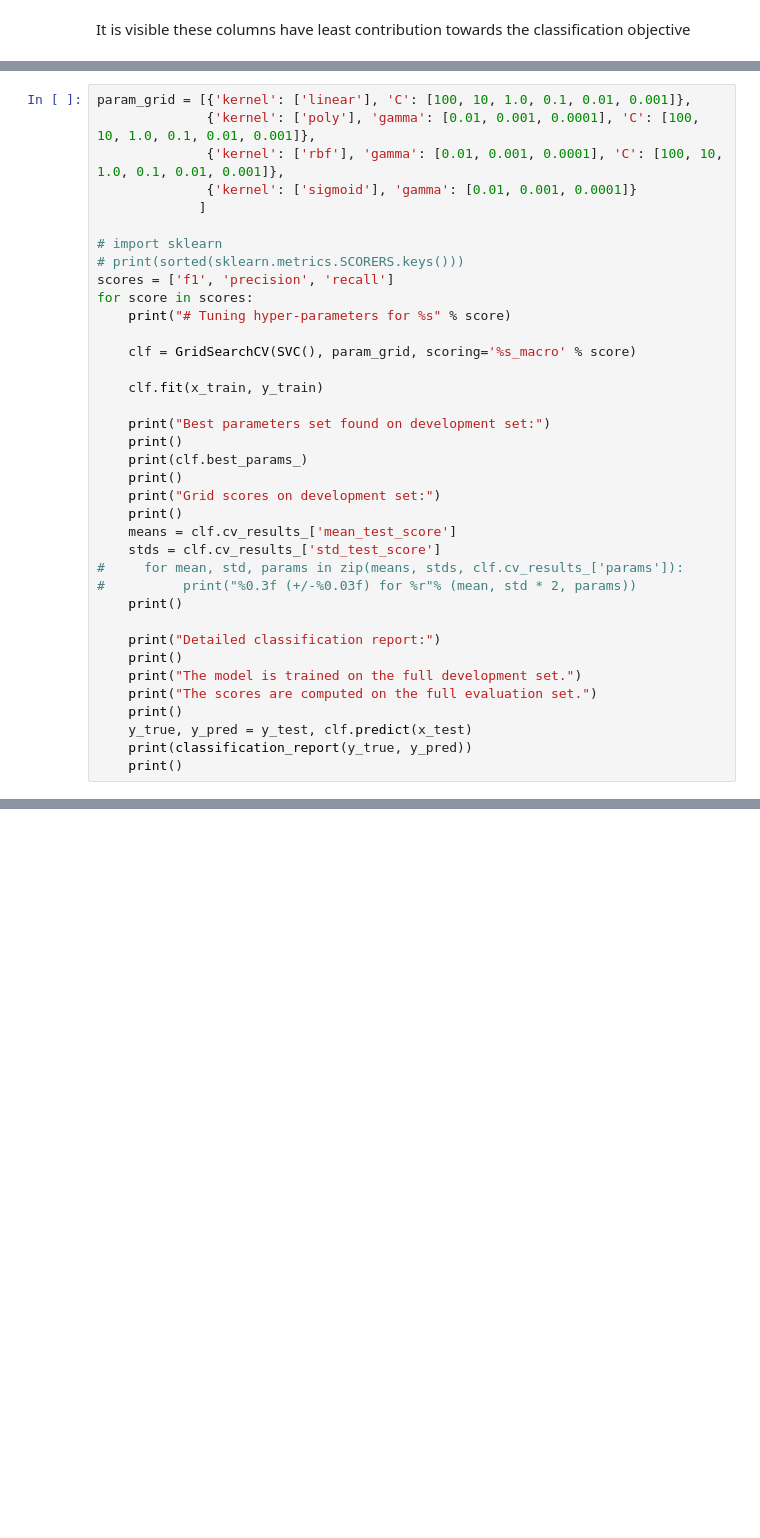
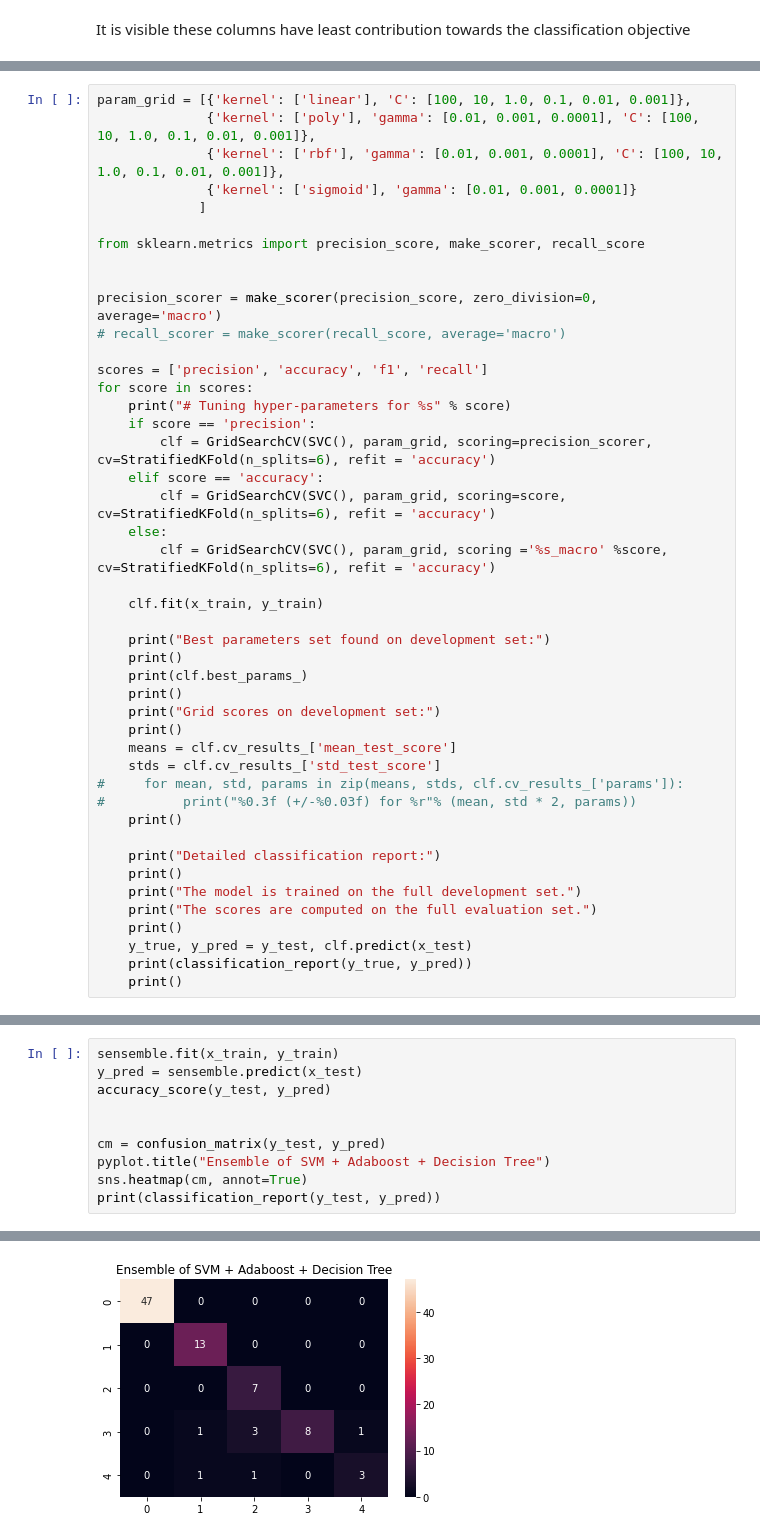
Before and after one commit to Meivenkatkumar/ensembledetection, a Jupyter notebook: ensemble result in SVM.ipynb, the cells around one changed output, grey strips where cells are left out. Cells and saved outputs as stored; diff of their text form; blank space fills up the shorter version.

```diff
--- a/ensemble result in SVM.ipynb
+++ b/ensemble result in SVM.ipynb
@@ -159,13 +159,21 @@ param_grid = [{'kernel': ['linear'], 'C': [100, 10, 1.0, 0.1, 0.01, 0.001]},
               {'kernel': ['sigmoid'], 'gamma': [0.01, 0.001, 0.0001]}
              ]
 
-# import sklearn
-# print(sorted(sklearn.metrics.SCORERS.keys()))
-scores = ['f1', 'precision', 'recall']
+from sklearn.metrics import precision_score, make_scorer, recall_score
+
+
+precision_scorer = make_scorer(precision_score, zero_division=0, average='macro')
+# recall_scorer = make_scorer(recall_score, average='macro')
+
+scores = ['precision', 'accuracy', 'f1', 'recall']
 for score in scores:
     print("# Tuning hyper-parameters for %s" % score)
-
-    clf = GridSearchCV(SVC(), param_grid, scoring='%s_macro' % score)
+    if score == 'precision':
+        clf = GridSearchCV(SVC(), param_grid, scoring=precision_scorer, cv=StratifiedKFold(n_splits=6), refit = 'accuracy')
+    elif score == 'accuracy':
+        clf = GridSearchCV(SVC(), param_grid, scoring=score, cv=StratifiedKFold(n_splits=6), refit = 'accuracy')
+    else:
+        clf = GridSearchCV(SVC(), param_grid, scoring ='%s_macro' %score, cv=StratifiedKFold(n_splits=6), refit = 'accuracy')
 
     clf.fit(x_train, y_train)
 
@@ -226,0 +272,11 @@ weighted avg       0.77      0.74      0.74        85
+# %%
+sensemble.fit(x_train, y_train)
+y_pred = sensemble.predict(x_test)
+accuracy_score(y_test, y_pred)
+
+
+cm = confusion_matrix(y_test, y_pred)
+pyplot.title("Ensemble of SVM + Adaboost + Decision Tree")
+sns.heatmap(cm, annot=True)
+print(classification_report(y_test, y_pred))
+# %% [output]
@@ -226,0 +294 @@ weighted avg       0.77      0.74      0.74        85
+[figure, added]
```
Also changed, not shown: parts of 7 cells of this notebook.
